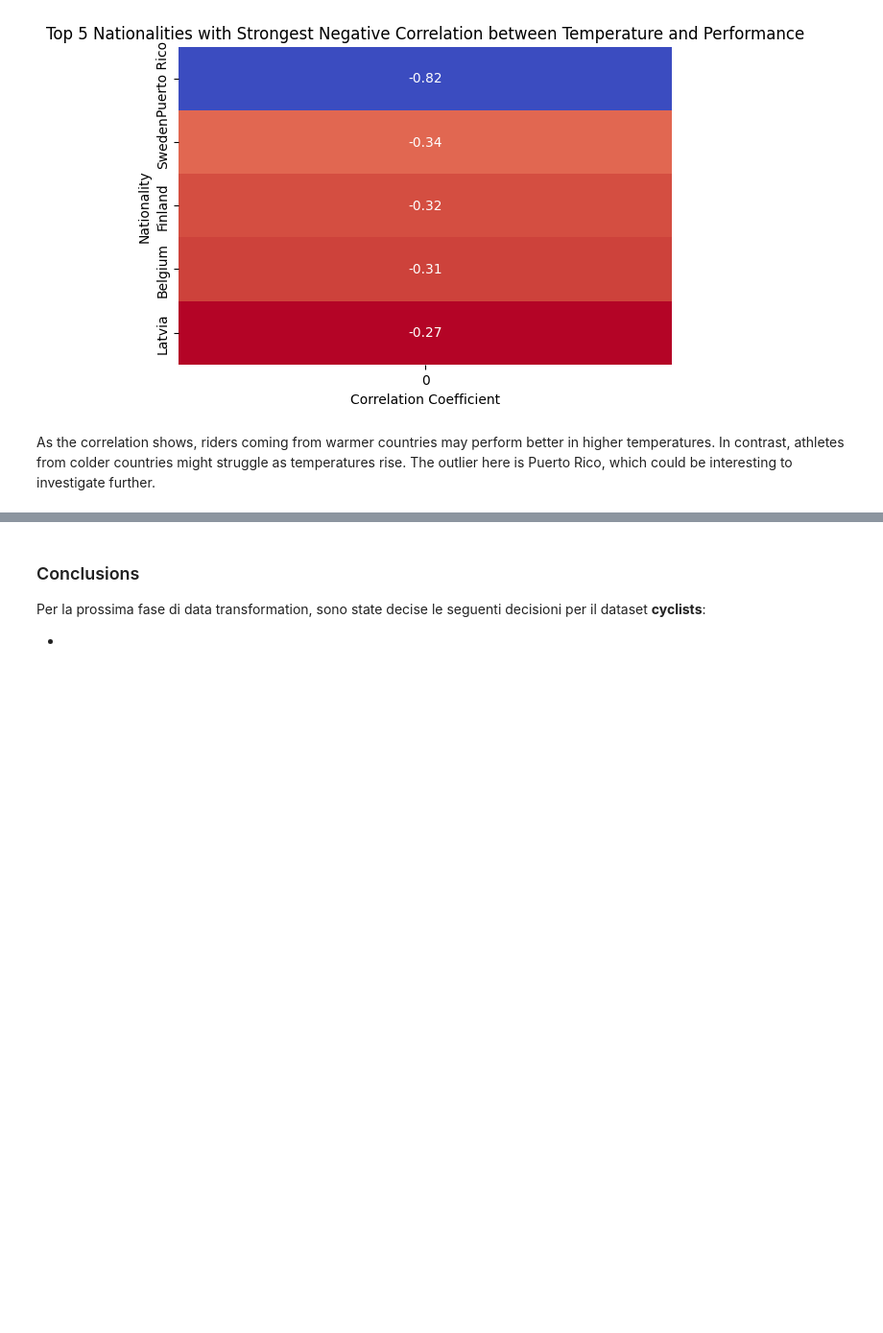
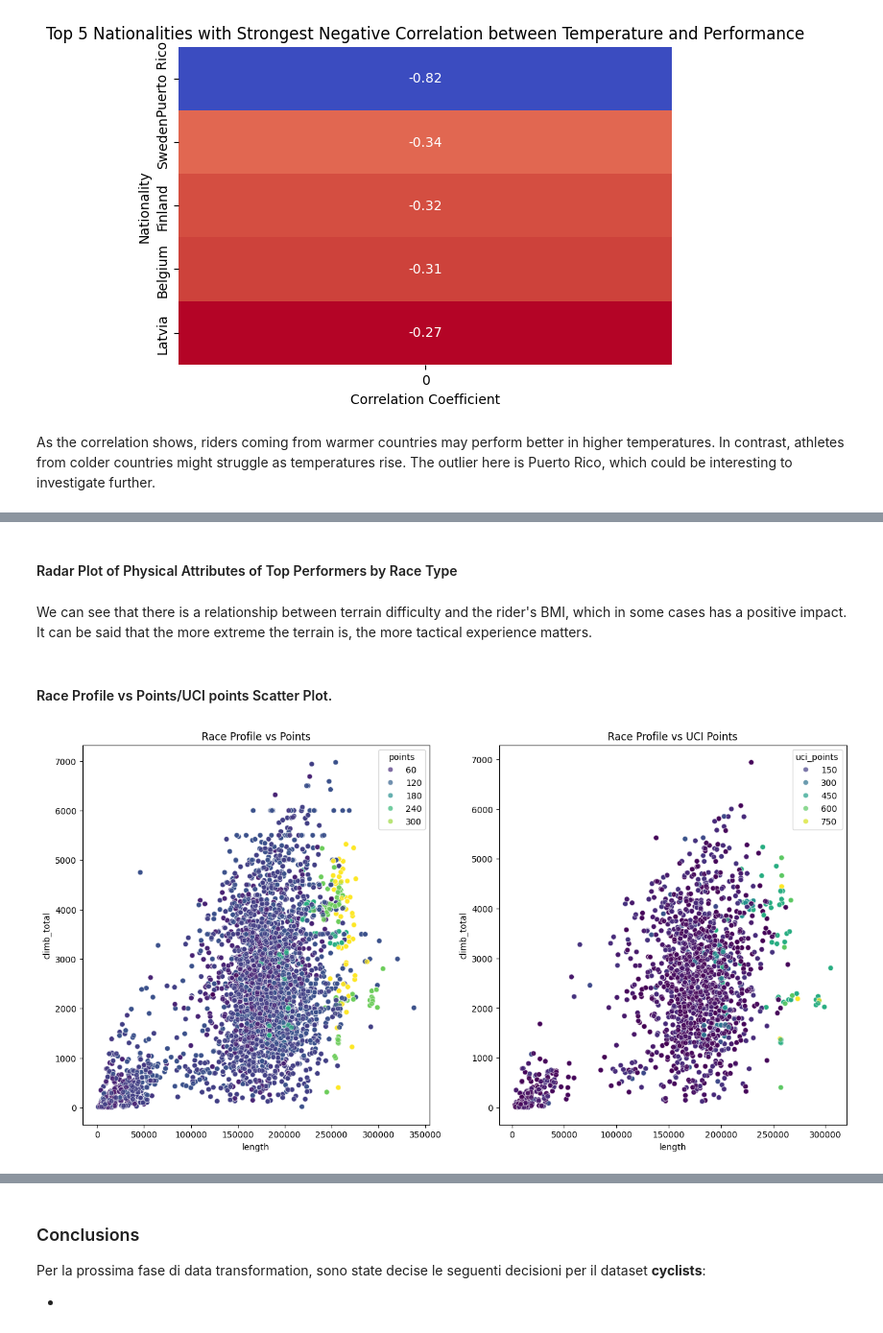
Before and after one commit to lesi-nedo/dm_project24_group_11, a Jupyter notebook: Main.ipynb, the cells around one changed output, grey strips where cells are left out. Shown at 96% size. Cells and saved outputs as stored; diff of their text form; code cells hidden in the pictures; blank space fills up the shorter version.

```diff
--- a/Main.ipynb
+++ b/Main.ipynb
@@ -393,0 +596,2 @@ As the correlation shows, riders coming from warmer countries may perform better
+# %% [markdown]
+#### Radar Plot of Physical Attributes of Top Performers by Race Type
@@ -393,0 +688,28 @@ As the correlation shows, riders coming from warmer countries may perform better
+# %% [markdown]
+We can see that there is a relationship between terrain difficulty and the rider's BMI, which in some cases has a positive impact. It can be said that the more extreme the terrain is, the more tactical experience matters.
+# %% [markdown]
+#### Race Profile vs Points/UCI points Scatter Plot.
+# %%
+rppu_scat_feat = ['length', 'climb_total', 'points', 'uci_points', 'profile']
+rppu_scat_df = MergedDataset[rppu_scat_feat].copy()
+
+# 3.1 Race Profile vs Cyclist Performance
+fig = plt.figure(figsize=(16, 8))
+gs = plt.GridSpec(1, 2, figure=fig, wspace=0.2, hspace=0.2)
+
+ax1 = fig.add_subplot(gs[0, 0])
+seaborn.scatterplot(x='length', y='climb_total', hue='points', data=rppu_scat_df, palette='viridis', alpha=0.7)
+ax1.set_title('Race Profile vs Points')
+
+
+# 3.2 Race Profile vs Cyclist UCI Points
+ax2 = fig.add_subplot(gs[0, 1])
+seaborn.scatterplot(x='length', y='climb_total', hue='uci_points', data=rppu_scat_df, palette='viridis', alpha=0.7)
+ax2.set_title('Race Profile vs UCI Points')
+
+
+plt.show()
+plt.close()
+del rppu_scat_feat
+# %% [output]
+[figure, added]
```
Also changed, not shown: parts of 14 cells of this notebook.
